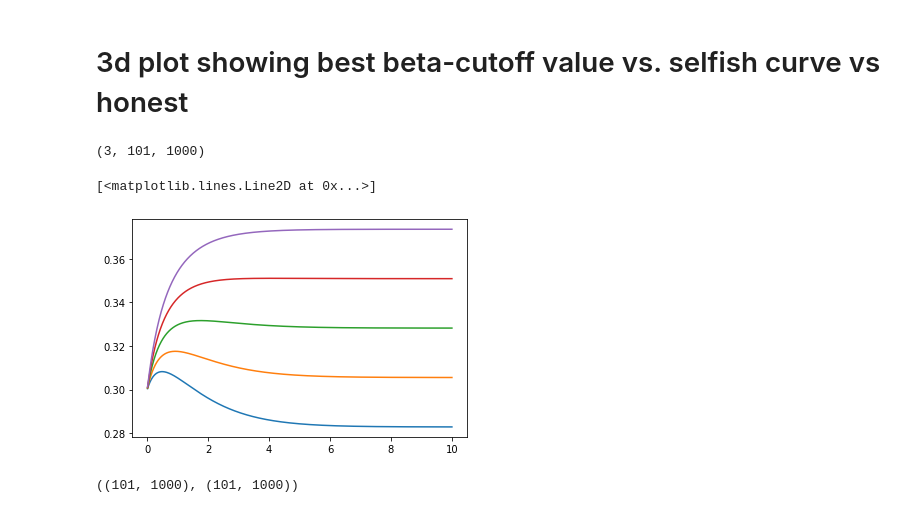
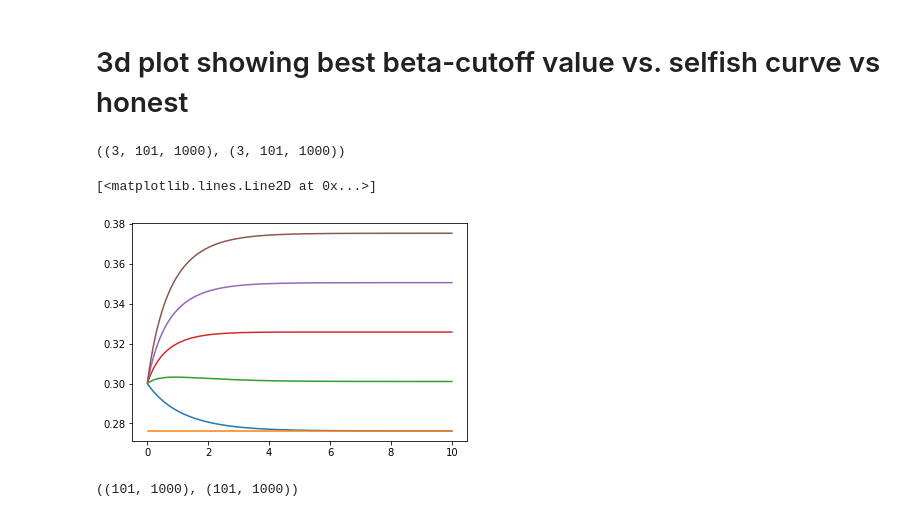
Before and after one commit to michaelneuder/opportunistic-mining, a Jupyter notebook: august2.ipynb, the cells around one changed output. Drawn from its saved outputs; the diff is of its cells as text; code cells hidden in the pictures.

```diff
--- a/august2.ipynb
+++ b/august2.ipynb
@@ -60,25 +60,29 @@ betas  = np.arange(0.01, 10.01, 0.01)
 gammas = np.arange(0, 1.01, 0.01)
 scales = [1/10, 1, 10]
 bCutoffRews = []
-selifhsRews = []
+selfishRews = []
 for scale in tqdm(scales):
-    temp = []
+    temp, temp2 = [], []
     for g in gammas:
         temp.append(np.array([Ours(a=alpha, b=b, gamma=g, scale=scale) for b in betas]))
+        temp2.append(np.array([Ours(a=alpha, b=30, gamma=g, scale=scale)]*len(betas)))
     bCutoffRews.append(temp)
+    selfishRews.append(temp2)
 bCutoffRews = np.array(bCutoffRews)
-bCutoffRews.shape
+selfishRews = np.array(selfishRews)
+bCutoffRews.shape, selfishRews.shape
 # %% [output]
-(3, 101, 1000)
+((3, 101, 1000), (3, 101, 1000))
 # %%
-plt.plot(betas, bCutoffRews[0])
-plt.plot(betas, bCutoffRews[25])
-plt.plot(betas, bCutoffRews[50])
-plt.plot(betas, bCutoffRews[75])
-plt.plot(betas, bCutoffRews[100])
+plt.plot(betas, bCutoffRews[0][0])
+plt.plot(betas, selfishRews[0][0])
+plt.plot(betas, bCutoffRews[0][25])
+plt.plot(betas, bCutoffRews[0][50])
+plt.plot(betas, bCutoffRews[0][75])
+plt.plot(betas, bCutoffRews[0][100])
 # %% [output]
 [<matplotlib.lines.Line2D at 0x...>]
-[figure, old version]
+[figure, new version]
 # %%
 betas, gammas = np.meshgrid(betas, gammas)
 betas.shape, gammas.shape
```
Also changed, not shown: parts of 12 cells of this notebook.
